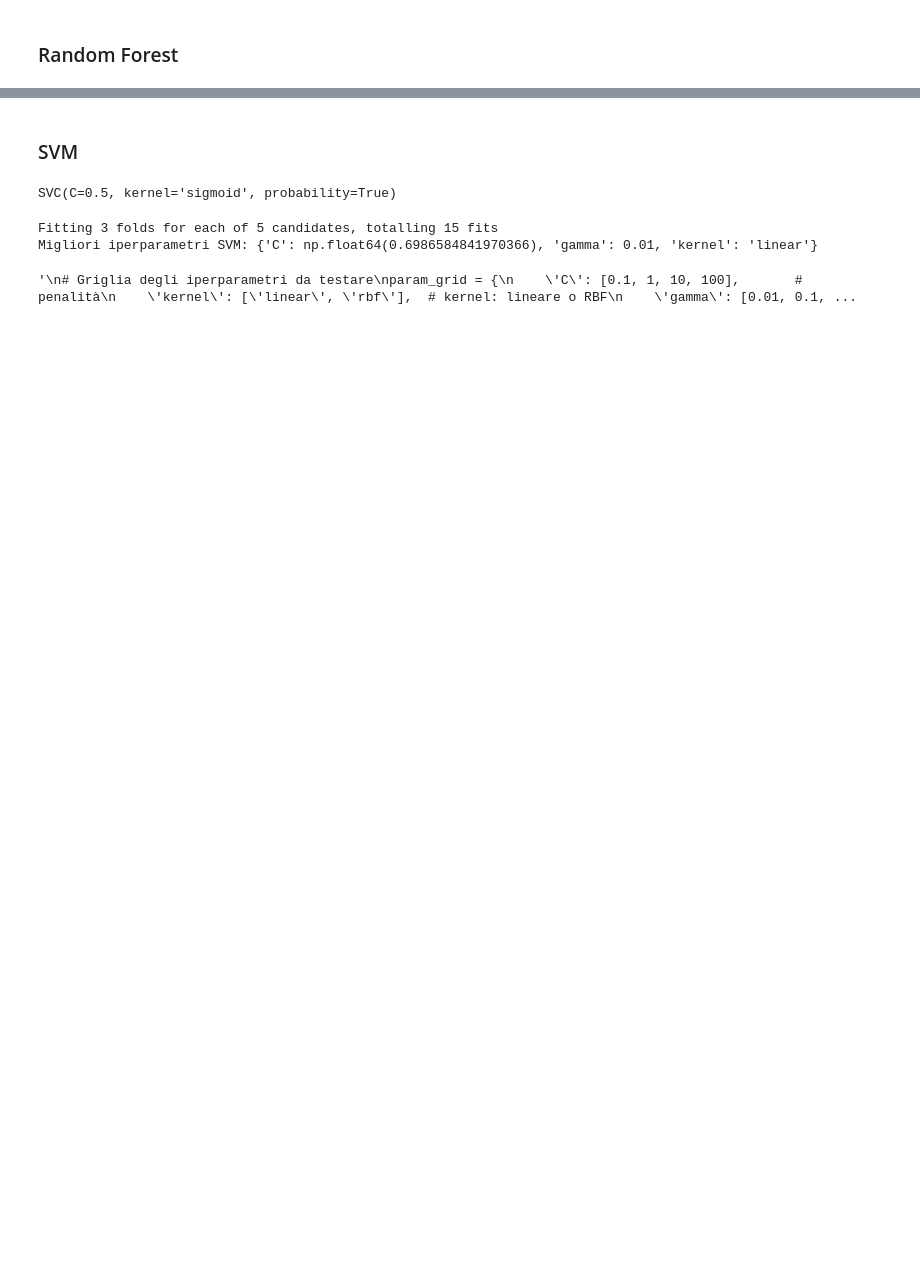
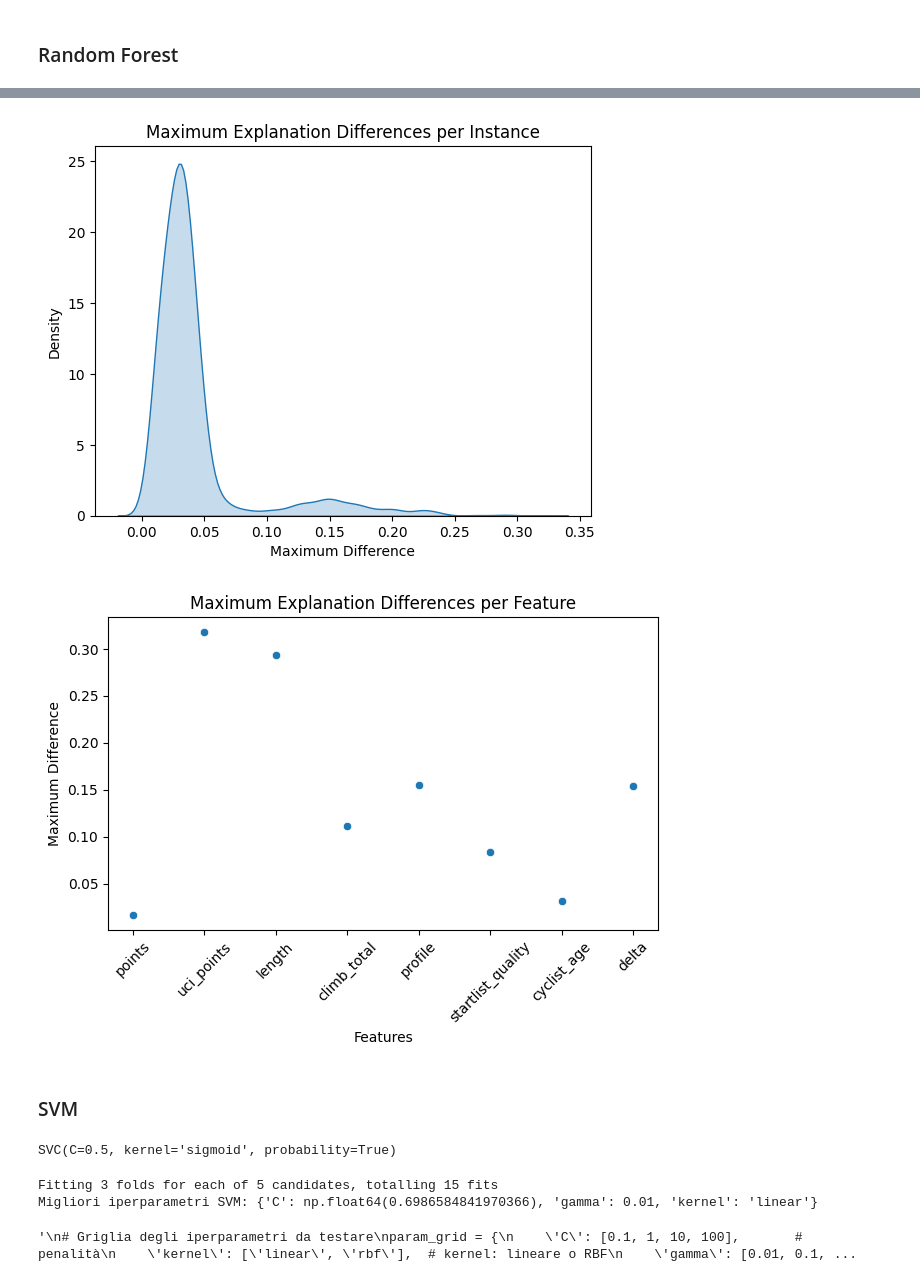
Before and after one commit to lesi-nedo/dm_project24_group_11, a Jupyter notebook: Classification.ipynb, the cells around one changed output, grey strips where cells are left out. Drawn from its saved outputs; the diff is of its cells as text; code cells hidden in the pictures; blank space fills up the shorter version.

```diff
--- a/Classification.ipynb
+++ b/Classification.ipynb
@@ -349,3 +463,13 @@ AUC Precision-Recall: 0.9891566138027947
+# %%
+plot_shap_differences(
+    interventional_explanations=interventional_explanations_rf,
+    distributional_explanations=distributional_explanations_rf,
+    X_test=X_test,
+    class_index=1
+)
+# %% [output]
+[figure, added]
+[figure, added]
 # %% [markdown]
 ### SVM
 # %%
```
Also changed, not shown: parts of 24 cells of this notebook, 1 other file.
